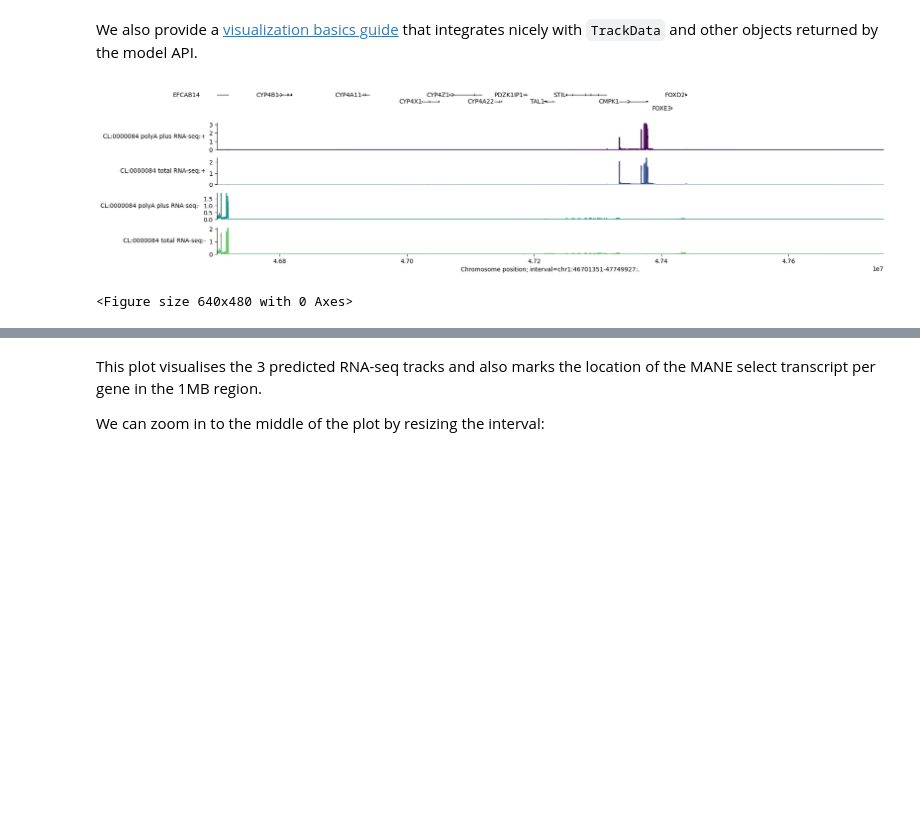
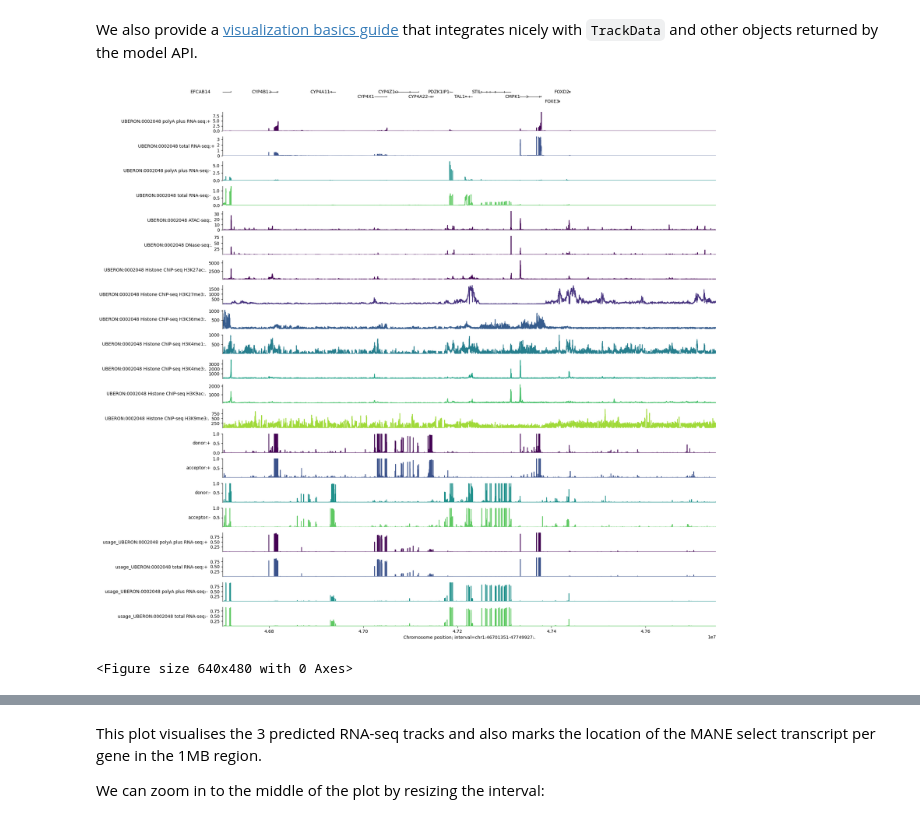
Before and after one commit to Benobivan/AlphaGenome, a Jupyter notebook: colabs/alphagenome_project_ben.ipynb, the cells around one changed output, grey strips where cells are left out. Saved outputs shown, nothing was run; the diff lists cells and outputs as text; code cells hidden in the pictures; blank space fills up the shorter version.

Commit message:
Additional traits_1Mb_33Kb_plots saved

```diff
--- a/colabs/alphagenome_project_ben.ipynb
+++ b/colabs/alphagenome_project_ben.ipynb
@@ -227,17 +227,45 @@ We also provide a
 [visualization basics guide](https://www.alphagenomedocs.com/visualization_library_basics.html)
 that integrates nicely with `TrackData` and other objects returned by the model
 API.
+# %%
+# BB additional traits:
+output_multi = dna_model.predict_interval(
+    interval=interval,
+    requested_outputs=[
+        dna_client.OutputType.RNA_SEQ,
+        dna_client.OutputType.ATAC,
+        dna_client.OutputType.DNASE,
+        dna_client.OutputType.CHIP_HISTONE, # Corrected from HISTONE_MODIFICATIONS
+        dna_client.OutputType.CHIP_TF,      # Corrected from TF_BINDING
+        dna_client.OutputType.SPLICE_SITES,
+        dna_client.OutputType.SPLICE_JUNCTIONS,
+        dna_client.OutputType.SPLICE_SITE_USAGE,
+    ],
+    ontology_terms=['UBERON:0002048'], # Replaced placeholder with a valid ontology term (Lung example)
+)
 # %%
+# BB: plot additional traits 1Mb
 plot_components.plot(
     components=[
-        plot_components.TranscriptAnnotation(transcripts),
-        plot_components.Tracks(output.rna_seq),
+        plot_components.TranscriptAnnotation(
+            transcripts,
+            fig_height=0.1
+        ),
+        plot_components.Tracks(output_multi.rna_seq),
+        plot_components.Tracks(output_multi.atac),
+        plot_components.Tracks(output_multi.dnase),
+        plot_components.Tracks(output_multi.chip_histone),
+        plot_components.Tracks(output_multi.chip_tf),
+        plot_components.Tracks(output_multi.splice_sites),
+        plot_components.Tracks(output_multi.splice_site_usage),
     ],
-    interval=output.rna_seq.interval,
+    interval=output_multi.rna_seq.interval,
 )
 
 plt.show()
-plt.savefig('/content/tal1_rnaseq_1MB.png', dpi=300, bbox_inches='tight')
+
+# BB: save plot in content
+plt.savefig('/content/tal1_addtraits_1Mb.png', dpi=300, bbox_inches='tight')
 # %% [output]
-[figure, old version]
+[figure, new version]
 <Figure size 640x480 with 0 Axes>
```
Also changed, not shown: parts of 2 cells of this notebook.
